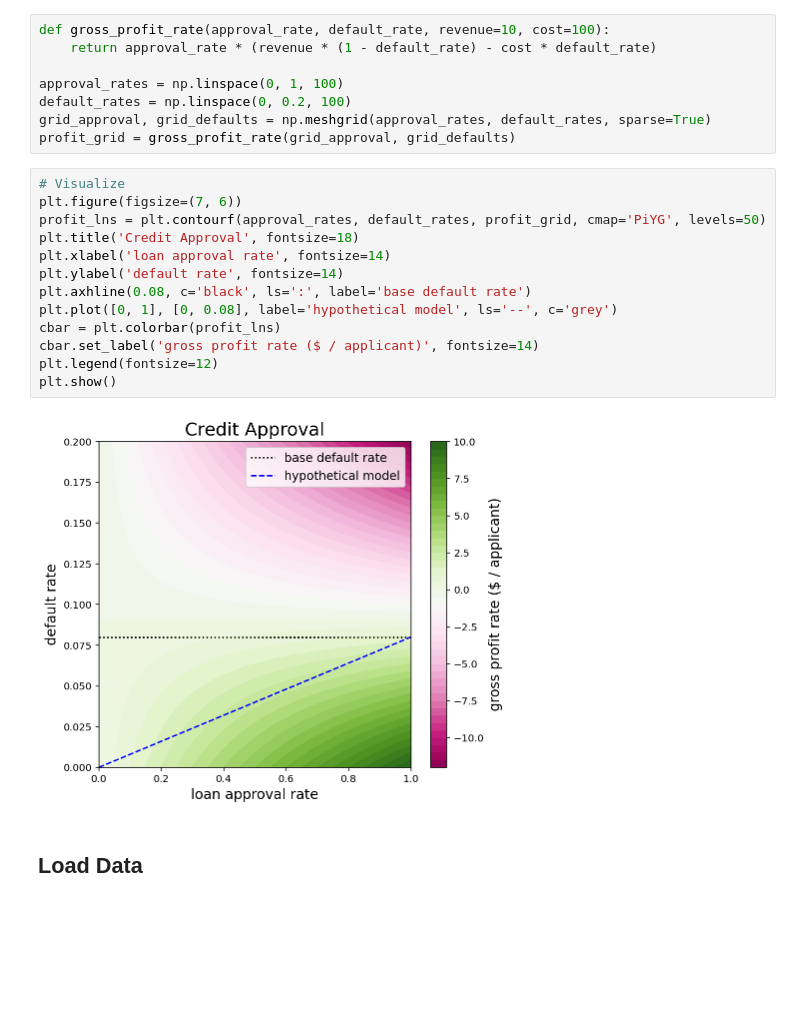
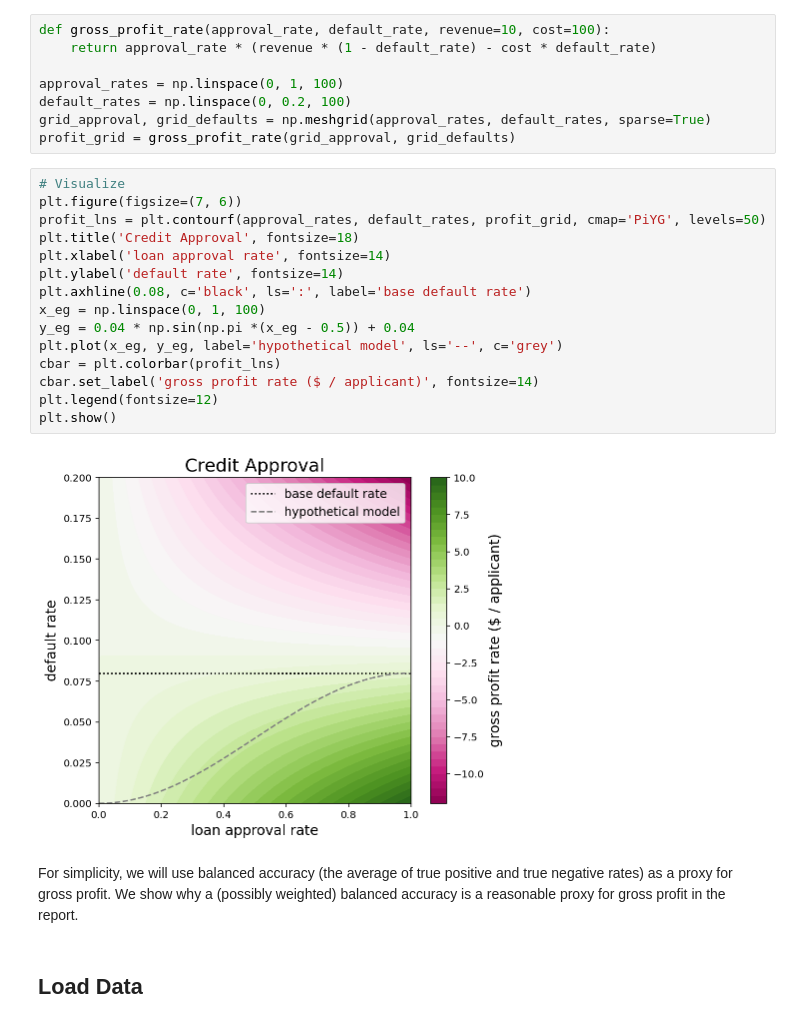
Before and after one commit to veritas-project/phase1, a Jupyter notebook: credit_scoring/credit_fairness.ipynb, the cells around one changed output. Drawn from its saved outputs; the diff is of its cells as text; blank space fills up the shorter version.

```diff
--- a/credit_scoring/credit_fairness.ipynb
+++ b/credit_scoring/credit_fairness.ipynb
@@ -33,18 +67,23 @@ profit_grid = gross_profit_rate(grid_approval, grid_defaults)
 # %%
 # Visualize
 plt.figure(figsize=(7, 6))
 profit_lns = plt.contourf(approval_rates, default_rates, profit_grid, cmap='PiYG', levels=50)
 plt.title('Credit Approval', fontsize=18)
 plt.xlabel('loan approval rate', fontsize=14)
 plt.ylabel('default rate', fontsize=14)
 plt.axhline(0.08, c='black', ls=':', label='base default rate')
-plt.plot([0, 1], [0, 0.08], label='hypothetical model', ls='--', c='grey')
+x_eg = np.linspace(0, 1, 100)
+y_eg = 0.04 * np.sin(np.pi *(x_eg - 0.5)) + 0.04
+plt.plot(x_eg, y_eg, label='hypothetical model', ls='--', c='grey')
 cbar = plt.colorbar(profit_lns)
 cbar.set_label('gross profit rate ($ / applicant)', fontsize=14)
 plt.legend(fontsize=12)
 plt.show()
 # %% [output]
-[figure, old version]
+[figure, new version]
+# %% [markdown]
+For simplicity, we will use balanced accuracy (the average of true positive and true negative rates) as a proxy for gross profit.
+We show why a (possibly weighted) balanced accuracy is a reasonable proxy for gross profit in the report.
 # %% [markdown]
 ## Load Data
 # %%
```
Also changed, not shown: parts of 33 cells of this notebook, 5 other files.
